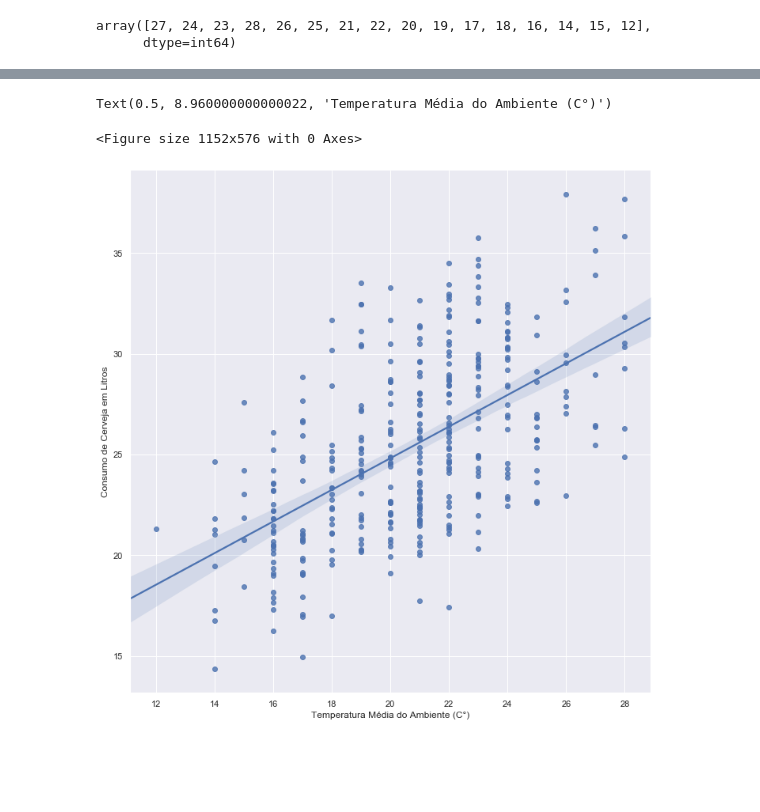
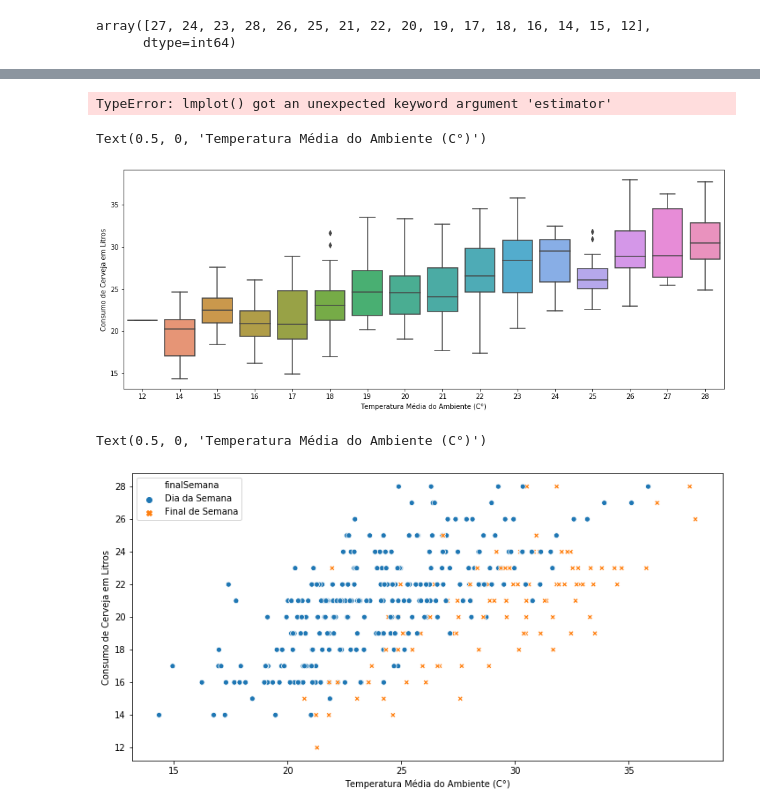
Before and after one commit to vitormoschetti/PI--IV---Extra-o-e-Visualiza-o-de-Dados-, a Jupyter notebook: Atividade 2/PI IV - Consumo de Cerveja .ipynb, the cells around one changed output, grey strips where cells are left out. Cells and saved outputs as stored; diff of their text form; code cells hidden in the pictures; blank space fills up the shorter version.

```diff
--- a/Atividade 2/PI IV - Consumo de Cerveja .ipynb
+++ b/Atividade 2/PI IV - Consumo de Cerveja .ipynb
@@ -152,9 +105,24 @@ dadosTratados.groupby('temperaturaMedia').count().sort_index(axis= 1)
+# %%
+sns.lmplot(y = 'consumoLitros', x = 'temperaturaMedia', data=dadosTratados, height=6)
+plt.ylabel('Consumo de Cerveja em Litros')
+plt.xlabel('Temperatura Média do Ambiente (C°)')
+# %% [output]
+TypeError: lmplot() got an unexpected keyword argument 'estimator'
 # %%
-plt.figure(figsize=(16,8))
-sns.lmplot(y = 'consumoLitros', x = 'temperaturaMedia', data=dadosTratados, height=10)
+plt.figure(figsize=[16,6])
+sns.boxplot(y = 'consumoLitros', x = 'temperaturaMedia', data=dadosTratados)
 plt.ylabel('Consumo de Cerveja em Litros')
 plt.xlabel('Temperatura Média do Ambiente (C°)')
 # %% [output]
-Text(0.5, 8.960000000000022, 'Temperatura Média do Ambiente (C°)')
+Text(0.5, 0, 'Temperatura Média do Ambiente (C°)')
-<Figure size 1152x576 with 0 Axes>
-[figure, old version]
+[figure, new version]
+# %%
+plt.figure(figsize=[12,6])
+sns.scatterplot(y ='temperaturaMedia', x ='consumoLitros',
+                hue='finalSemana', style='finalSemana',
+                data=dadosTratados, legend='full')
+plt.ylabel('Consumo de Cerveja em Litros')
+plt.xlabel('Temperatura Média do Ambiente (C°)')
+# %% [output]
+Text(0.5, 0, 'Temperatura Média do Ambiente (C°)')
+[figure, added]
```
Also changed, not shown: parts of 5 cells of this notebook.
